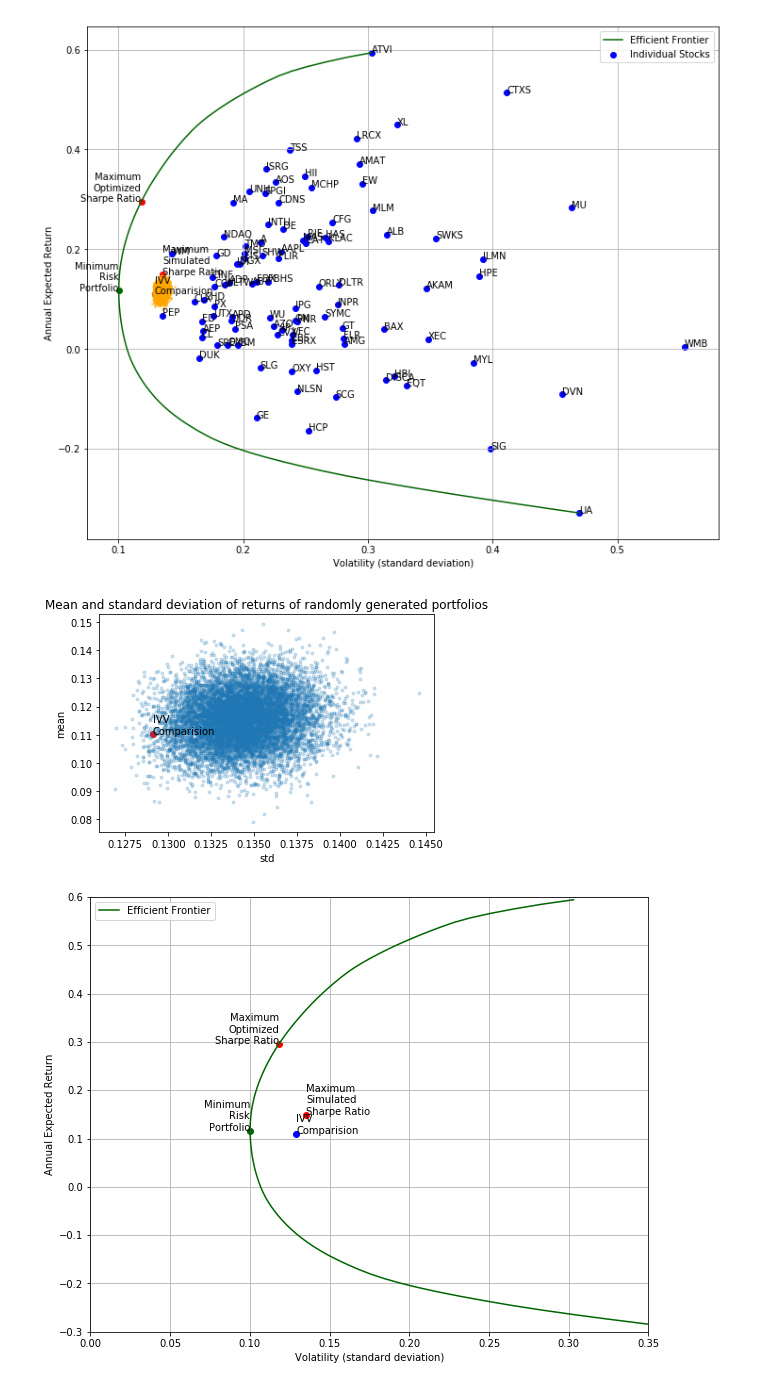
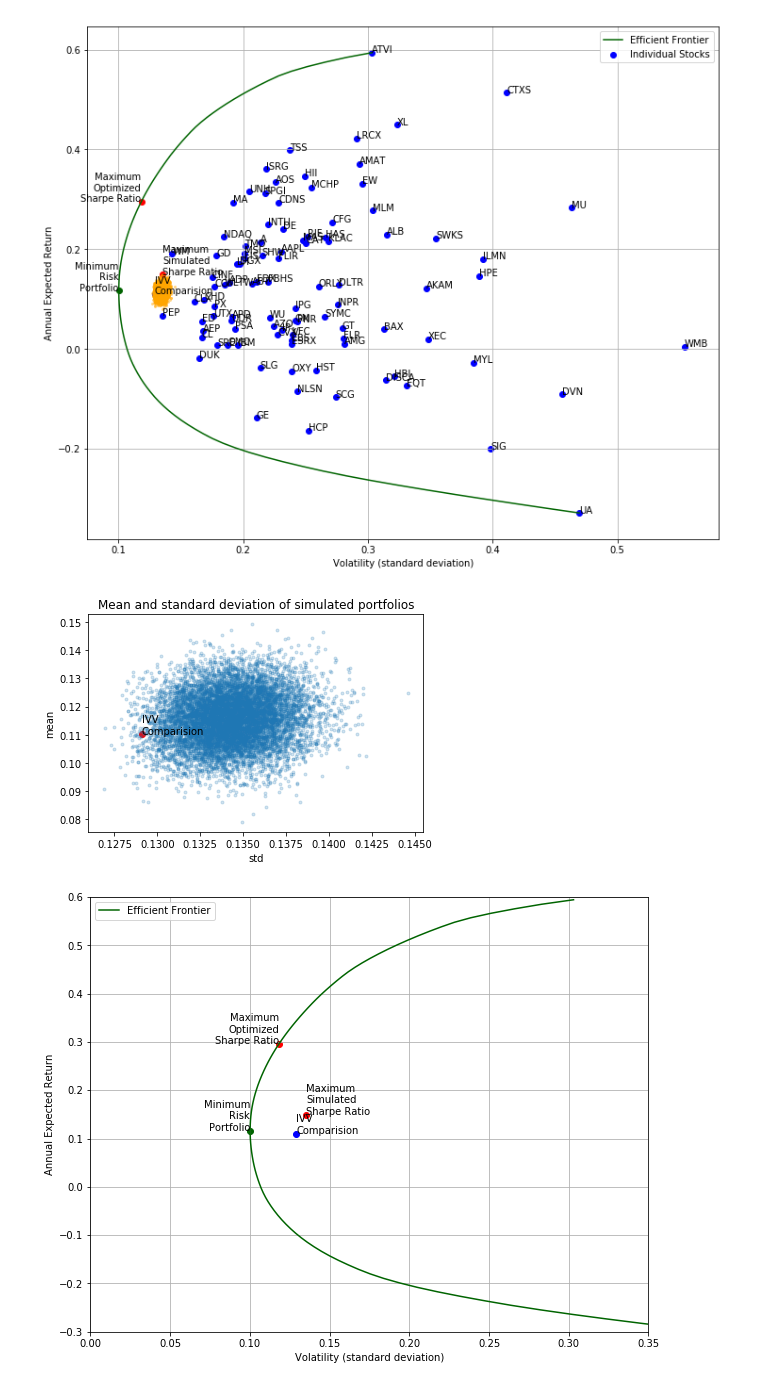
Before and after one commit to austinharrison/potfolio_optimization, a Jupyter notebook: pred460_project.ipynb, the cells around one changed output. Cells and saved outputs as stored; diff of their text form; code cells hidden in the pictures.

```diff
--- a/pred460_project.ipynb
+++ b/pred460_project.ipynb
@@ -503,6 +437,6 @@ s.head()
 | 3 | 0.000395 | 0.008513 | 0.046399 |
 | 4 | 0.000468 | 0.008558 | 0.054630 |
 # %%
-ivv = web.DataReader('IVV', data_source=source, start=start, end=end, session=session)
-with shelve.open('shelf') as db:
-    db['ivv'] = ivv
+# ivv = web.DataReader('IVV', data_source=source, start=start, end=end, session=session)
+# with shelve.open('shelf') as db:
+#     db['ivv'] = ivv
@@ -512,3 +443,6 @@ to fail at random. Failure is especially common when bulk downloading.
+# %%
+with shelve.open('shelf') as db:
+    ivv = db['ivv']
 # %%
 ivv['return'] = (ivv['Close'] - ivv ['Close'].shift(1)) / ivv['Close'].shift(1)
 ivv['return'] = ivv['return'].fillna(0).replace(np.inf, 0)
@@ -568,18 +502,18 @@ plt.show()
 # %%
 fig = plt.figure()
 ax = plt.gca()
 plt.plot(stds*sqrt(252), (mns+1)**252 - 1, 'o', markersize=3, alpha=0.2)
 # Plot IVV
 ax.scatter(x=ivv_std, y=ivv_mean, color='red')
 ax.annotate('IVV\nComparision', (ivv_std, ivv_mean),
             horizontalalignment='left')
 plt.xlabel('std')
 plt.ylabel('mean')
-plt.title('Mean and standard deviation of returns of randomly generated portfolios');
+plt.title('Mean and standard deviation of simulated portfolios');
 #py.iplot_mpl(fig, filename='mean_std', strip_style=True) # online
 #py.iplot_mpl(fig, strip_style=True) # offline
 # %% [output]
-[figure, old version]
+[figure, new version]
 # %%
 # Plot volatility versus expected return for individual stocks
 ax = plt.gca()
```
Also changed, not shown: parts of 6 cells of this notebook, 1 other file.
